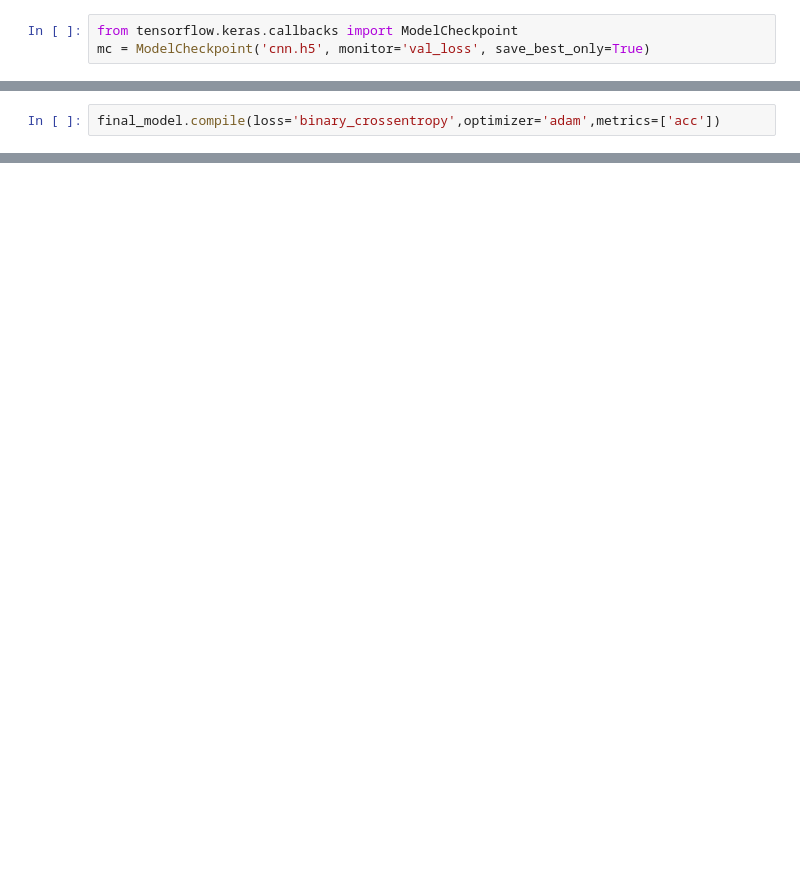
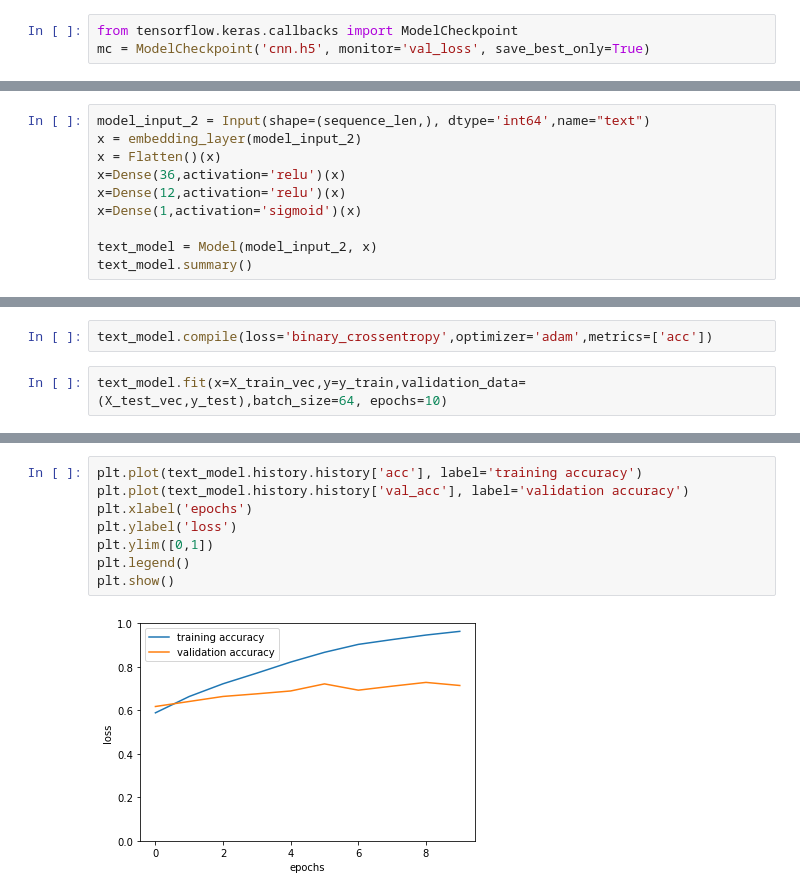
Before and after one commit to Houster/Text-Tweet-analysis, a Jupyter notebook: Text MLP.ipynb, the cells around one changed output, grey strips where cells are left out. Saved outputs shown, nothing was run; the diff lists cells and outputs as text; blank space fills up the shorter version.

```diff
--- a/Text MLP.ipynb
+++ b/Text MLP.ipynb
@@ -338,0 +378,10 @@ mc = ModelCheckpoint('cnn.h5', monitor='val_loss', save_best_only=True)
+# %%
+model_input_2 = Input(shape=(sequence_len,), dtype='int64',name="text")
+x = embedding_layer(model_input_2)
+x = Flatten()(x)
+x=Dense(36,activation='relu')(x)
+x=Dense(12,activation='relu')(x)
+x=Dense(1,activation='sigmoid')(x)
+
+text_model = Model(model_input_2, x)
+text_model.summary()
@@ -339,2 +409,4 @@ mc = ModelCheckpoint('cnn.h5', monitor='val_loss', save_best_only=True)
 # %%
-final_model.compile(loss='binary_crossentropy',optimizer='adam',metrics=['acc'])
+text_model.compile(loss='binary_crossentropy',optimizer='adam',metrics=['acc'])
+# %%
+text_model.fit(x=X_train_vec,y=y_train,validation_data=(X_test_vec,y_test),batch_size=64, epochs=10)
@@ -340,0 +432,10 @@ final_model.compile(loss='binary_crossentropy',optimizer='adam',metrics=['acc'])
+# %%
+plt.plot(text_model.history.history['acc'], label='training accuracy')
+plt.plot(text_model.history.history['val_acc'], label='validation accuracy')
+plt.xlabel('epochs')
+plt.ylabel('loss')
+plt.ylim([0,1])
+plt.legend()
+plt.show()
+# %% [output]
+[figure, added]
```
Also changed, not shown: parts of 34 cells of this notebook, 2 other files.
